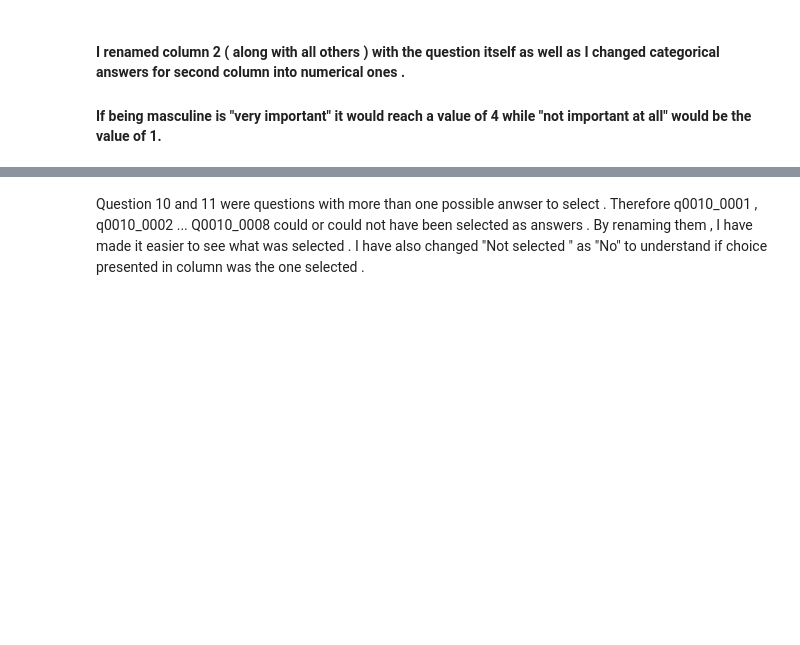
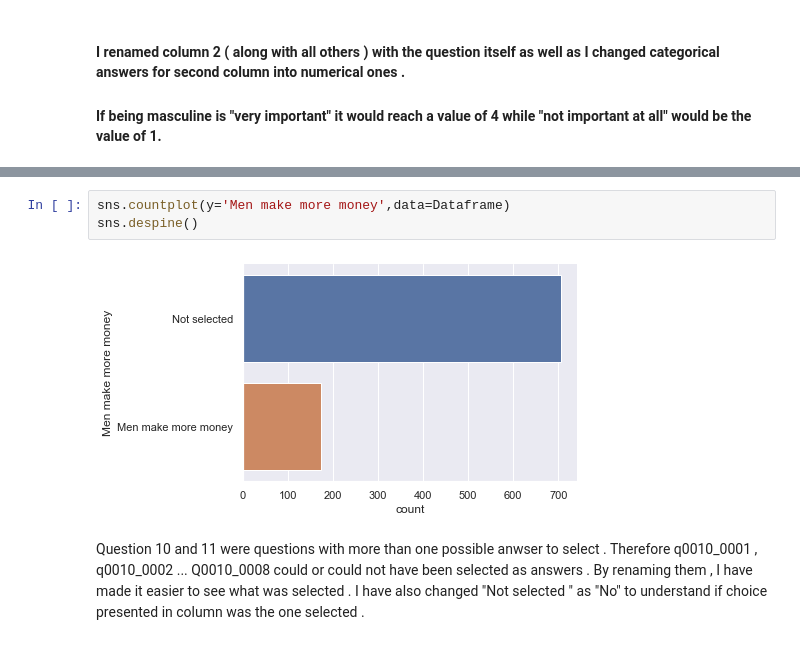
Before and after one commit to data301-2021-winter1/group20-project-, a Jupyter notebook: notebooks/analysis1.ipynb, the cells around one changed output, grey strips where cells are left out. Cells and saved outputs as stored; diff of their text form; blank space fills up the shorter version.

```diff
--- a/notebooks/analysis1.ipynb
+++ b/notebooks/analysis1.ipynb
@@ -200,6 +208,11 @@ Dataframe.head()
 | 5 | 3 | Not selected | Not selected | Not selected | ... |
 | 6 | 2 | Not selected | Not selected | Not selected | ... |
 | 8 | 1 | Not selected | Not selected | Not selected | ... |
+# %%
+sns.countplot(y='Men make more money',data=Dataframe)
+sns.despine()
+# %% [output]
+[figure, added]
 # %% [markdown]
 Question 10 and 11 were questions with more than one possible anwser to select . Therefore q0010_0001 , q0010_0002 ... Q0010_0008 could or could not have been selected as answers . By renaming them , I have made it easier to see what was selected . I have also changed "Not selected " as "No" to understand if choice presented in column was the one selected .
 # %%
```
Also changed, not shown: parts of 14 cells of this notebook.
